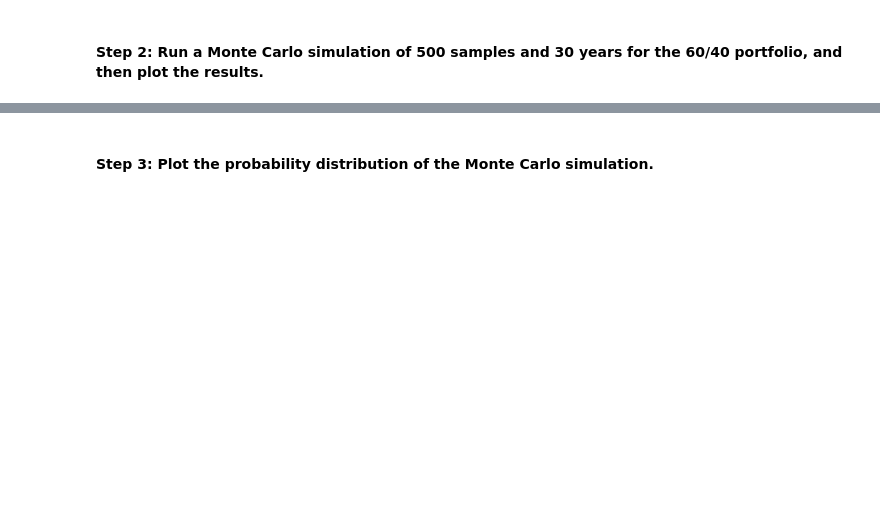
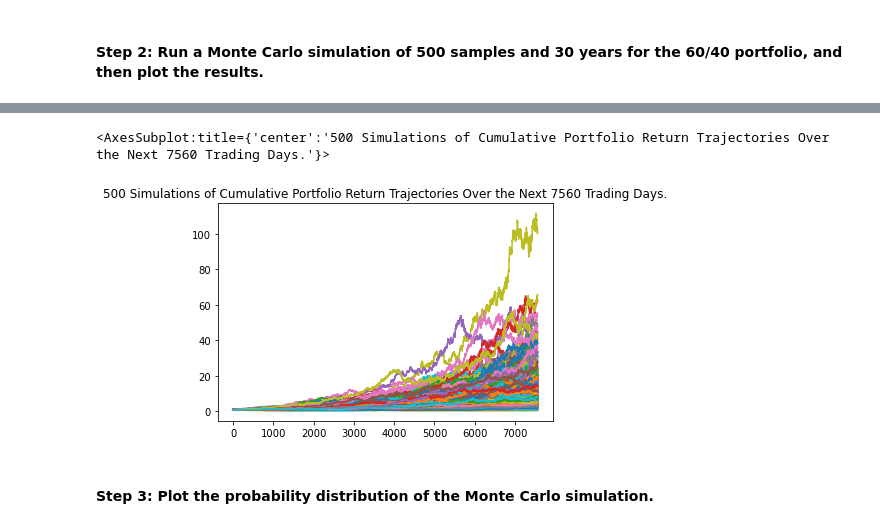
Before and after one commit to LucasBucks/Module_5_CF, a Jupyter notebook: Module_5_Challenge/financial_planning_tools.ipynb, the cells around one changed output, grey strips where cells are left out. Saved outputs shown, nothing was run; the diff lists cells and outputs as text; code cells hidden in the pictures; blank space fills up the shorter version.

```diff
--- a/Module_5_Challenge/financial_planning_tools.ipynb
+++ b/Module_5_Challenge/financial_planning_tools.ipynb
@@ -420,21 +429,29 @@ In this section, you’ll use the MCForecastTools library to create a Monte Carl
 # %%
 # Set start and end dates of 3 years back from your current date
 # Alternatively, you can use an end date of 2020-08-07 and work 3 years back from that date
-# YOUR CODE HERE
-# YOUR CODE HERE
+start_date_1 = pd.Timestamp("2019-05-13", tz="America/New_York").isoformat()
+end_date_1 = pd.Timestamp("2022-05-13", tz="America/New_York").isoformat()
 
 # Set number of rows to 1000 to retrieve the maximum amount of rows
-# YOUR CODE HERE
+limit_rows = 1000
 # %%
 # Use the Alpaca get_bars function to make the API call to get the 3 years worth of pricing data
 # The tickers and timeframe parameters should have been set in Part 1 of this activity
 # The start and end dates should be updated with the information set above
 # Remember to add the df property to the end of the call so the response is returned as a DataFrame
-# YOUR CODE HERE
+ticker_data_df = alpaca.get_bars(tickers, timeframe, start=start_date_1, end=end_date_1).df
 
 # Reorganize the DataFrame
 # Separate ticker data
-# YOUR CODE HERE
+SPY = ticker_data_df[ticker_data_df['symbol']=='SPY'].drop('symbol', axis=1)
+AGG = ticker_data_df[ticker_data_df['symbol']=='AGG'].drop('symbol', axis=1)
+
+# Concatenate the ticker DataFrames
+ticker_data_df = pd.concat([SPY, AGG], axis=1, keys=["SPY","AGG"])
+
+# Review the first 5 rows of the Alpaca DataFrame
+display(ticker_data_df.head())
+display(ticker_data_df.tail())
 
 # Concatenate the ticker DataFrames
 # YOUR CODE HERE
@@ -448,7 +482,12 @@ In this section, you’ll use the MCForecastTools library to create a Monte Carl
 # Configure the Monte Carlo simulation to forecast 30 years cumulative returns
 # The weights should be split 40% to AGG and 60% to SPY.
 # Run 500 samples.
-# YOUR CODE HERE
+MC_30_years = MCSimulation(
+    portfolio_data = ticker_data_df,
+    weights = [.60,.40],
+    num_simulation = 500,
+    num_trading_days = 252*30
+)
 
 # Review the simulation input data
-# YOUR CODE HERE
+MC_30_years.portfolio_data.head()
@@ -458,7 +548,10 @@ In this section, you’ll use the MCForecastTools library to create a Monte Carl
 # %%
 # Visualize the 30-year Monte Carlo simulation by creating an
 # overlay line plot
-# YOUR CODE HERE
+MC_30_years.plot_simulation()
+# %% [output]
+<AxesSubplot:title={'center':'500 Simulations of Cumulative Portfolio Return Trajectories Over the Next 7560 Trading Days.'}>
+[figure, added]
 # %% [markdown]
 #### Step 3: Plot the probability distribution of the Monte Carlo simulation.
 # %%
```
Also changed, not shown: parts of 30 cells of this notebook, 1 other file.
